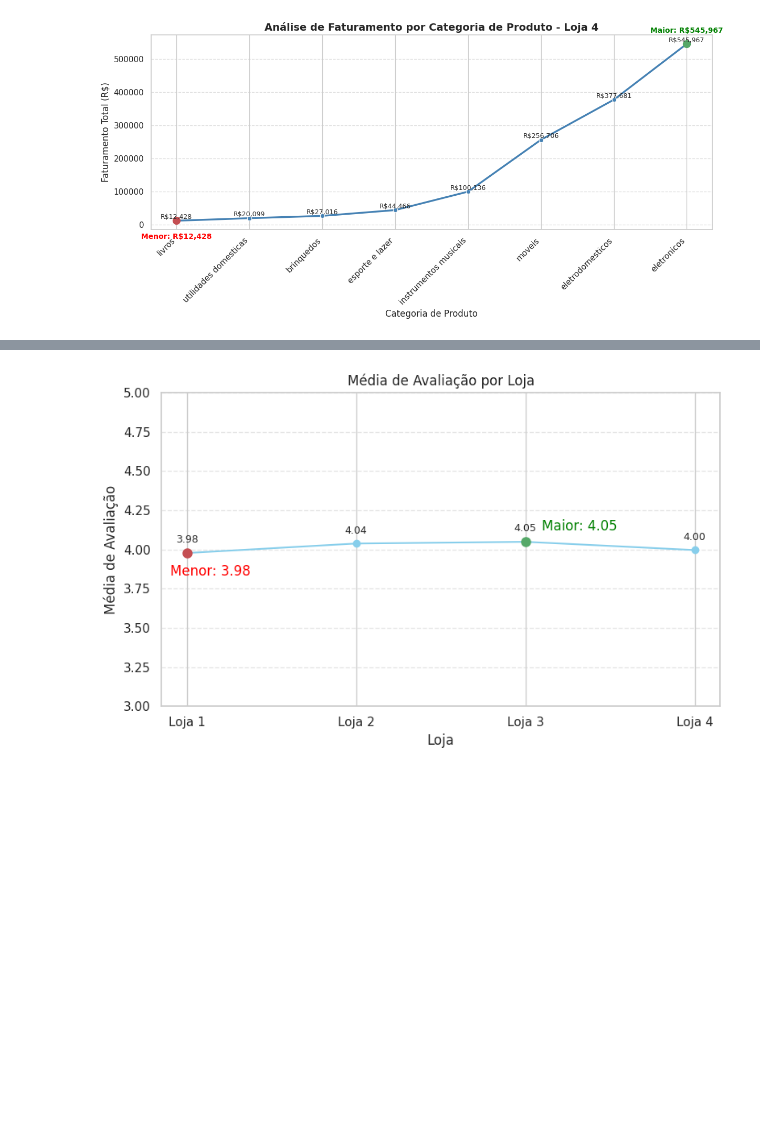
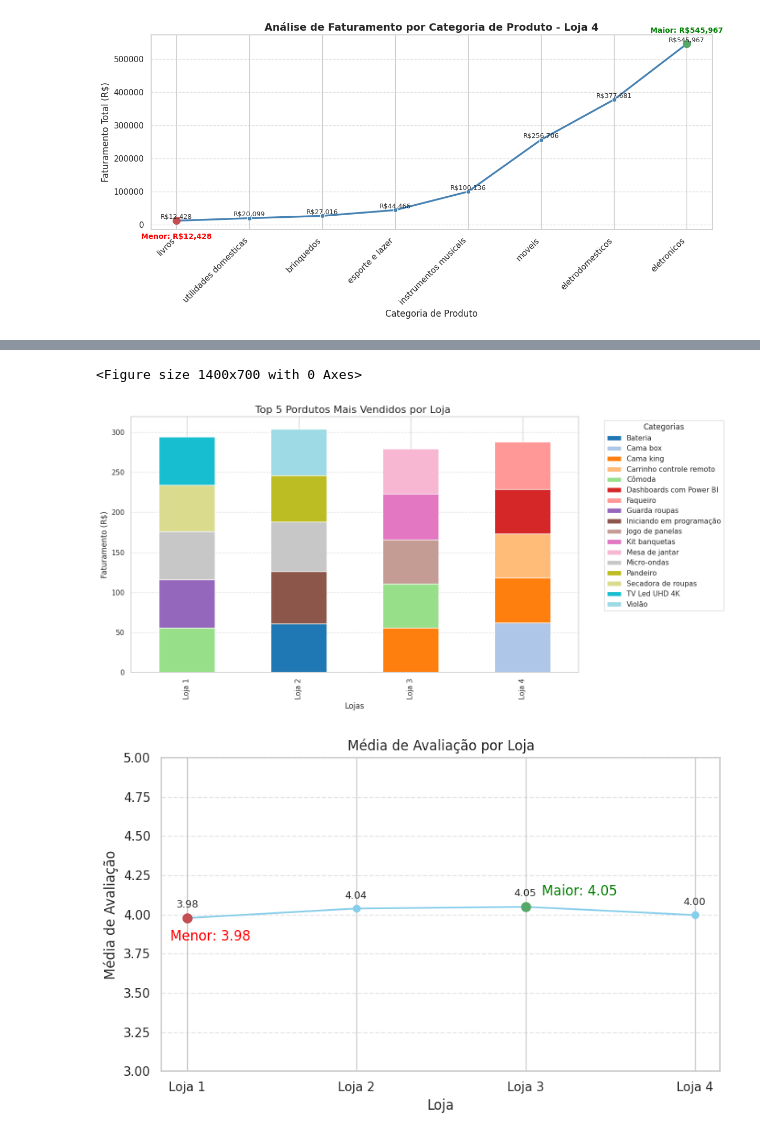
Before and after one commit to gabsrcha/Alura_Store_Analysis, a Jupyter notebook: AluraStoreBr.ipynb, the cells around one changed output, grey strips where cells are left out. Saved outputs shown, nothing was run; the diff lists cells and outputs as text; code cells hidden in the pictures; blank space fills up the shorter version.

```diff
--- a/AluraStoreBr.ipynb
+++ b/AluraStoreBr.ipynb
@@ -382,3 +453,32 @@ for i, loj in enumerate([loja, loja2, loja3, loja4], 1):
+# %%
+import pandas as pd
+import matplotlib.pyplot as plt
+
+lojas = [loja, loja2, loja3, loja4]
+
+dados_top = {}
+
+for i, loj in enumerate(lojas, 1):
+    top_categorias = loj['Produto'].value_counts().nlargest(5)
+    dados_top[f'Loja {i}'] = top_categorias
+
+df_top_categorias = pd.DataFrame(dados_top).fillna(0)
+
+df_top_categorias = df_top_categorias.T
+
+plt.figure(figsize=(14, 7))
+df_top_categorias.plot(kind='bar', stacked=True, figsize=(14, 7), colormap='tab20')
+
+plt.title("Top 5 Pordutos Mais Vendidos por Loja ", fontsize=16, )
+plt.xlabel("Lojas", fontsize=12)
+plt.ylabel("Faturamento (R$)", fontsize=12)
+plt.legend(title="Categorias", bbox_to_anchor=(1.05, 1), loc='upper left')
+plt.tight_layout()
+plt.grid(axis='y', linestyle='--', alpha=0.6)
+plt.show()
+# %% [output]
+<Figure size 1400x700 with 0 Axes>
+[figure, added]
 # %%
 lojas = [f"Loja {i}" for i in range(1, 5)]
 
```
Also changed, not shown: parts of 5 cells of this notebook.
